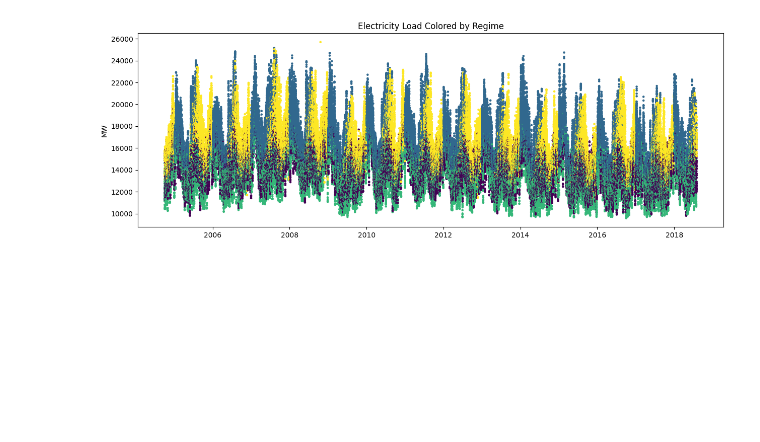
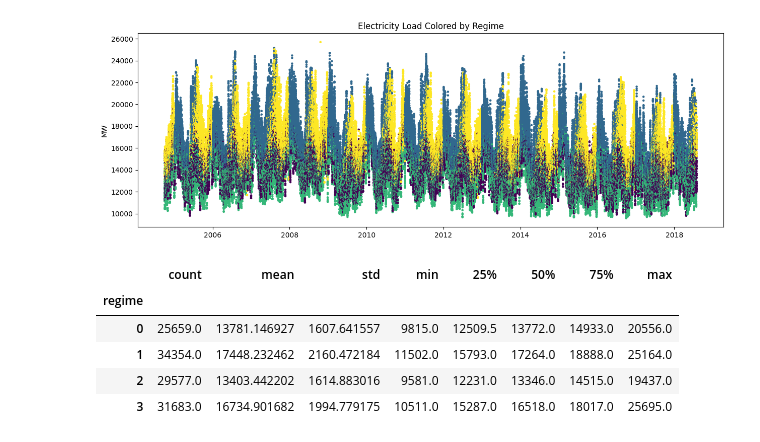
Before and after one commit to Nehemiahmageto/Car-Damage-Detection, a Jupyter notebook: new_model.ipynb, the cells around one changed output. Drawn from its saved outputs; the diff is of its cells as text; code cells hidden in the pictures; blank space fills up the shorter version.

```diff
--- a/new_model.ipynb
+++ b/new_model.ipynb
@@ -152,3 +152,12 @@ plt.ylabel("MW")
 plt.show()
 # %% [output]
 [figure]
+# %%
+df.groupby('regime')['AEP_MW'].describe()
+# %% [output]
+|  | count | mean | std | min | 25% | 50% | 75% | max |
+| regime |  |  |  |  |  |  |  |  |
+| 0 | 25659.0 | 13781.146927 | 1607.641557 | 9815.0 | 12509.5 | 13772.0 | 14933.0 | 20556.0 |
+| 1 | 34354.0 | 17448.232462 | 2160.472184 | 11502.0 | 15793.0 | 17264.0 | 18888.0 | 25164.0 |
+| 2 | 29577.0 | 13403.442202 | 1614.883016 | 9581.0 | 12231.0 | 13346.0 | 14515.0 | 19437.0 |
+| 3 | 31683.0 | 16734.901682 | 1994.779175 | 10511.0 | 15287.0 | 16518.0 | 18017.0 | 25695.0 |
```
